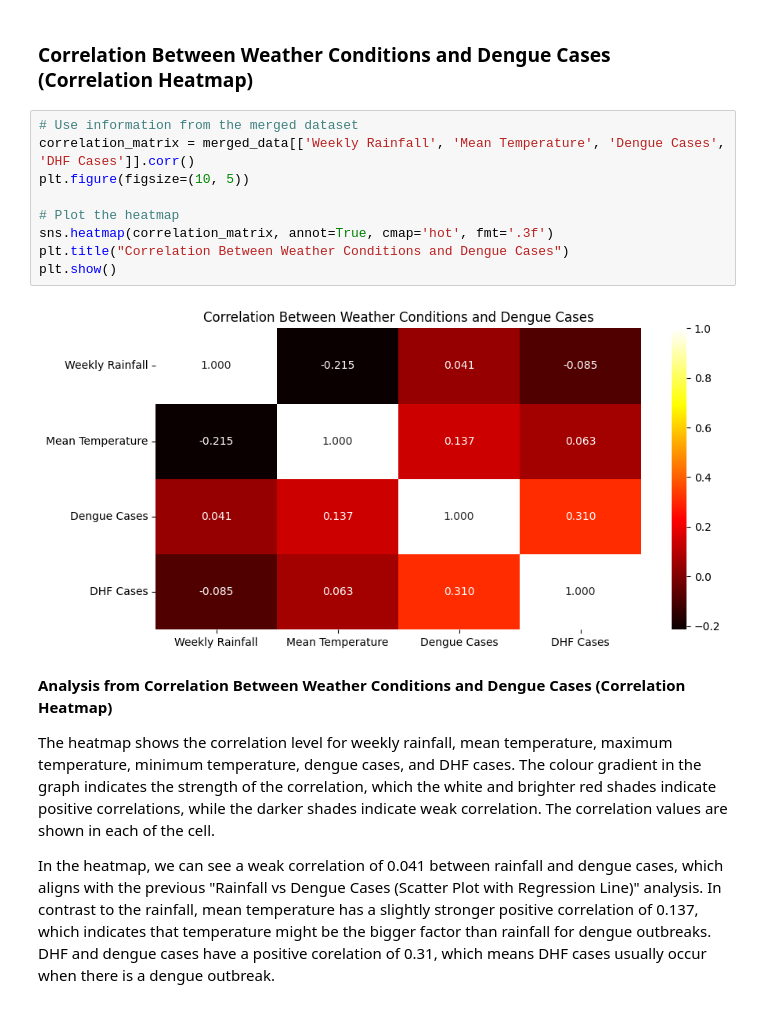
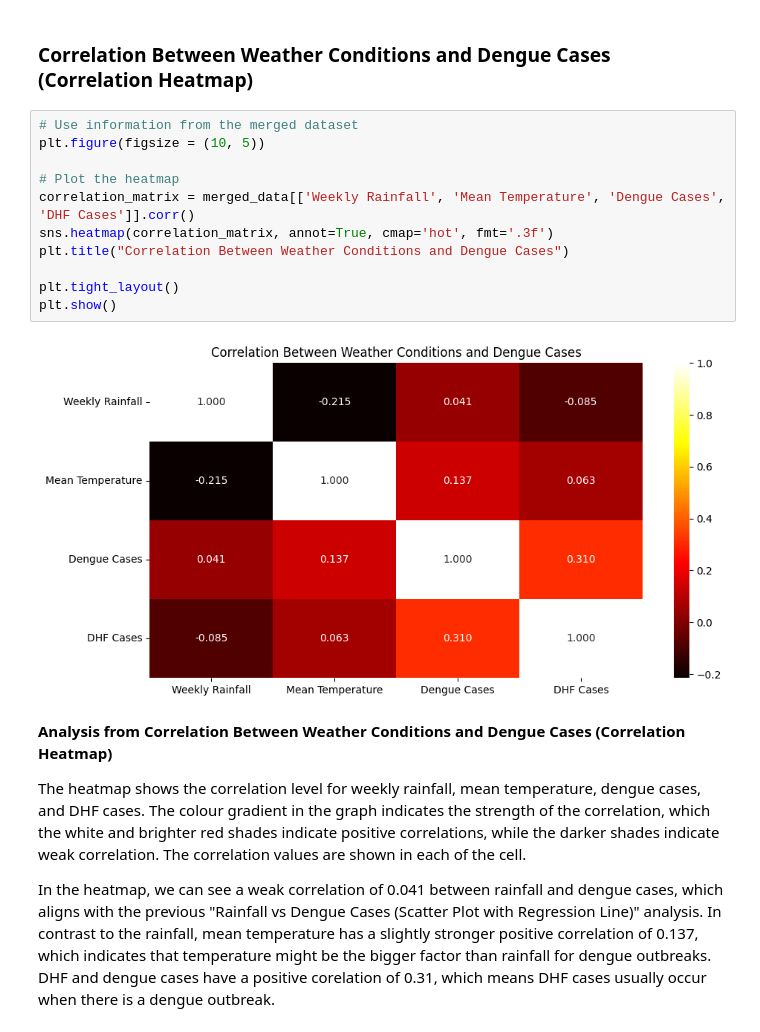
Before and after one commit to Jx1126/ds-midterm, a Jupyter notebook: midterm.ipynb, the cells around one changed output. Cells and saved outputs as stored; diff of their text form.

```diff
--- a/midterm.ipynb
+++ b/midterm.ipynb
@@ -440,18 +441,20 @@ Although rainfall provides breeding grounds for dengue mosquitoes, it appears th
 ### Correlation Between Weather Conditions and Dengue Cases (Correlation Heatmap)
 # %%
 # Use information from the merged dataset
-correlation_matrix = merged_data[['Weekly Rainfall', 'Mean Temperature', 'Dengue Cases', 'DHF Cases']].corr()
-plt.figure(figsize=(10, 5))
+plt.figure(figsize = (10, 5))
 
 # Plot the heatmap
+correlation_matrix = merged_data[['Weekly Rainfall', 'Mean Temperature', 'Dengue Cases', 'DHF Cases']].corr()
 sns.heatmap(correlation_matrix, annot=True, cmap='hot', fmt='.3f')
 plt.title("Correlation Between Weather Conditions and Dengue Cases")
+
+plt.tight_layout()
 plt.show()
 # %% [output]
-[figure, old version]
+[figure, new version]
 # %% [markdown]
 **Analysis from Correlation Between Weather Conditions and Dengue Cases (Correlation Heatmap)**
 
-The heatmap shows the correlation level for weekly rainfall, mean temperature, maximum temperature, minimum temperature, dengue cases, and DHF cases. The colour gradient in the graph indicates the strength of the correlation, which the white and brighter red shades indicate positive correlations, while the darker shades indicate weak correlation. The correlation values are shown in each of the cell.
+The heatmap shows the correlation level for weekly rainfall, mean temperature, dengue cases, and DHF cases. The colour gradient in the graph indicates the strength of the correlation, which the white and brighter red shades indicate positive correlations, while the darker shades indicate weak correlation. The correlation values are shown in each of the cell.
 
 In the heatmap, we can see a weak correlation of 0.041 between rainfall and dengue cases, which aligns with the previous "Rainfall vs Dengue Cases (Scatter Plot with Regression Line)" analysis. In contrast to the rainfall, mean temperature has a slightly stronger positive correlation of 0.137, which indicates that temperature might be the bigger factor than rainfall for dengue outbreaks. DHF and dengue cases have a positive corelation of 0.31, which means DHF cases usually occur when there is a dengue outbreak.
```
Also changed, not shown: parts of 9 cells of this notebook.
